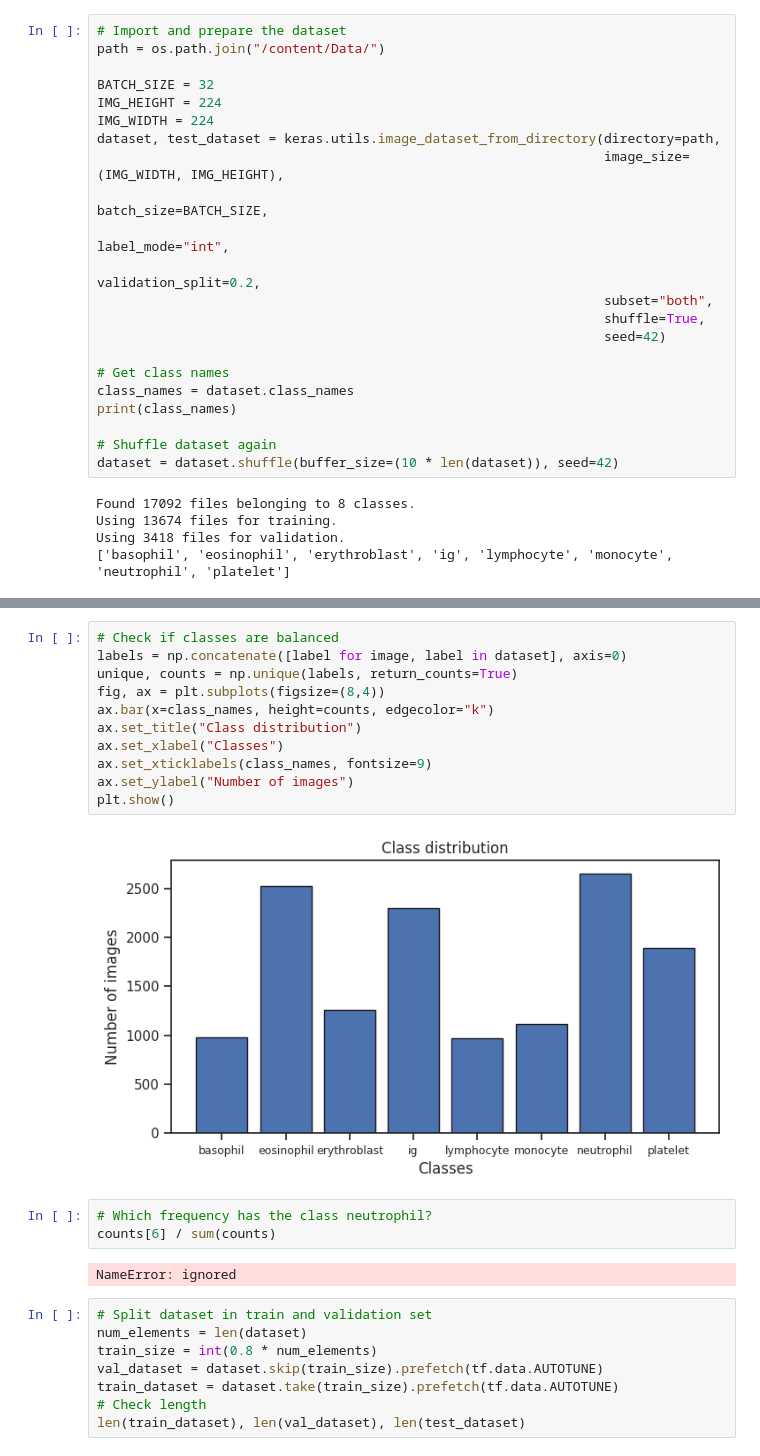
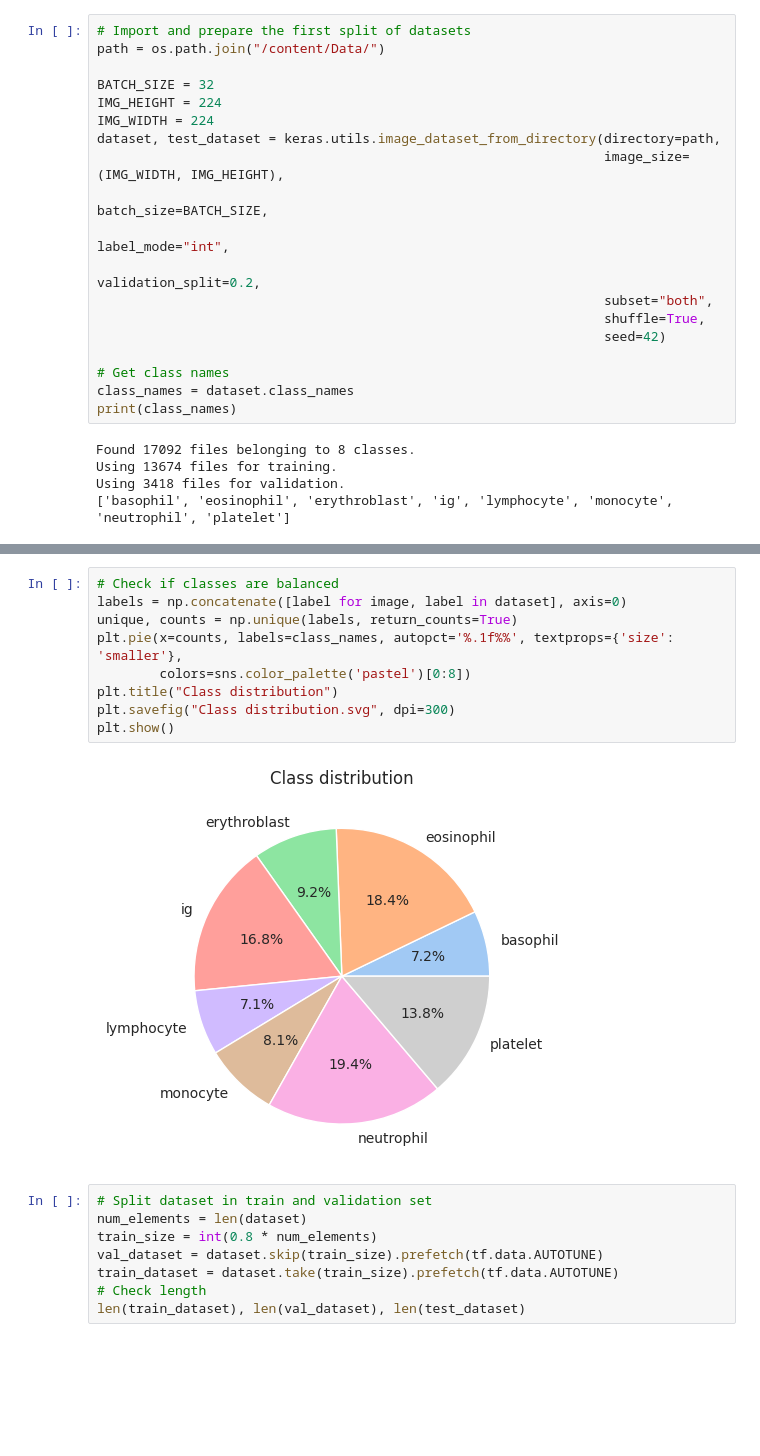
Before and after one commit to ManuelGehl/Blood-Cell-Classifier, a Jupyter notebook: Blood_cells_classifier.ipynb, the cells around one changed output, grey strips where cells are left out. Saved outputs shown, nothing was run; the diff lists cells and outputs as text; blank space fills up the shorter version.

```diff
--- a/Blood_cells_classifier.ipynb
+++ b/Blood_cells_classifier.ipynb
@@ -23,7 +41,7 @@ zip_path = os.path.join("/content/drive/MyDrive/Cell images/Data.zip")
 with zipfile.ZipFile(zip_path, "r") as zip:
     zip.extractall('/content')
 # %%
-# Import and prepare the dataset
+# Import and prepare the first split of datasets
 path = os.path.join("/content/Data/")
 
 BATCH_SIZE = 32
@@ -41,9 +59,6 @@ dataset, test_dataset = keras.utils.image_dataset_from_directory(directory=path,
 # Get class names
 class_names = dataset.class_names
 print(class_names)
-
-# Shuffle dataset again
-dataset = dataset.shuffle(buffer_size=(10 * len(dataset)), seed=42)
 # %% [output]
 Found 17092 files belonging to 8 classes.
 Using 13674 files for training.
@@ -62,23 +78,16 @@ for images, labels in dataset.take(1):
 # %% [output]
 [figure]
-# %%
-# Check if classes are balanced
-labels = np.concatenate([label for image, label in dataset], axis=0)
-unique, counts = np.unique(labels, return_counts=True)
-fig, ax = plt.subplots(figsize=(8,4))
-ax.bar(x=class_names, height=counts, edgecolor="k")
-ax.set_title("Class distribution")
-ax.set_xlabel("Classes")
-ax.set_xticklabels(class_names, fontsize=9)
-ax.set_ylabel("Number of images")
-plt.show()
-# %% [output]
-[figure, removed]
-# %%
-# Which frequency has the class neutrophil?
-counts[6] / sum(counts)
-# %% [output]
-NameError: ignored
+# %%
+# Check if classes are balanced
+labels = np.concatenate([label for image, label in dataset], axis=0)
+unique, counts = np.unique(labels, return_counts=True)
+plt.pie(x=counts, labels=class_names, autopct='%.1f%%', textprops={'size': 'smaller'},
+        colors=sns.color_palette('pastel')[0:8])
+plt.title("Class distribution")
+plt.savefig("Class distribution.svg", dpi=300)
+plt.show()
+# %% [output]
+[figure, added]
 # %%
 # Split dataset in train and validation set
 num_elements = len(dataset)
```
Also changed, not shown: parts of 45 cells of this notebook.
